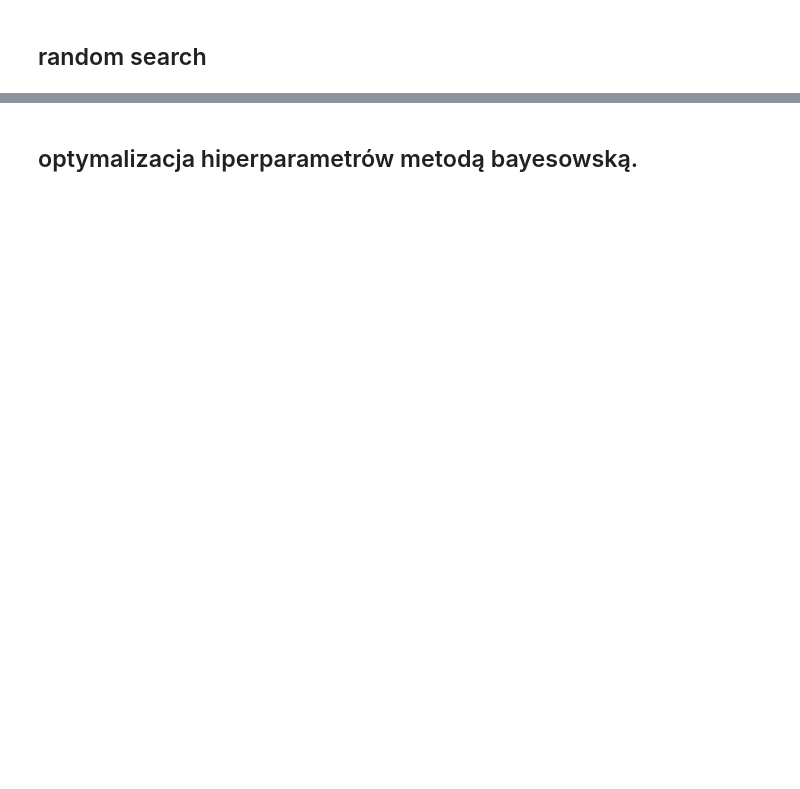
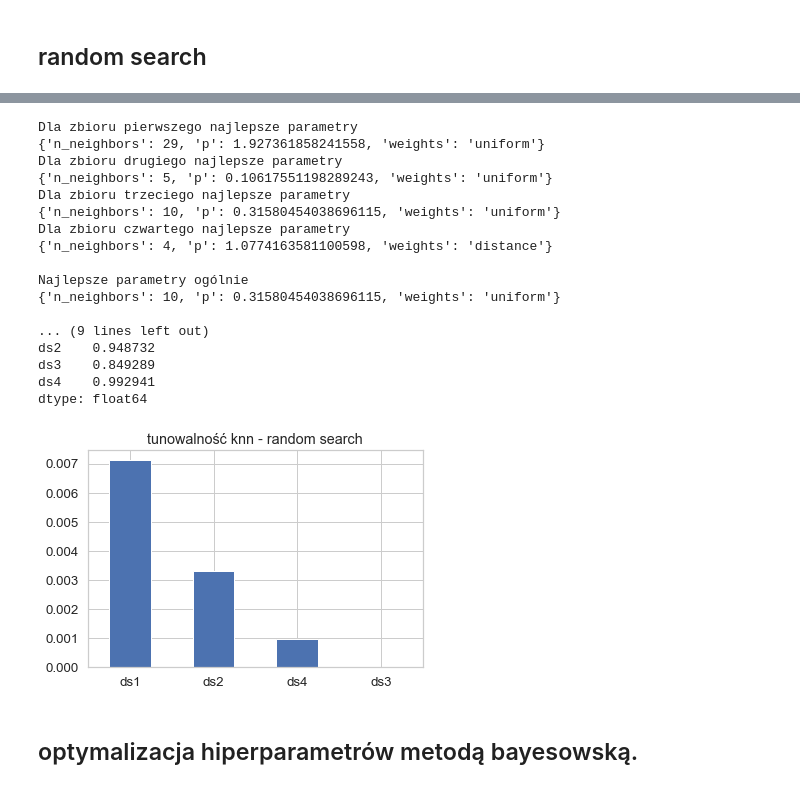
Before and after one commit to kozaka93/2023Z-AutoML, a Jupyter notebook: homeworks/homework1/313488_313555/Kody/AutoML_HW1.ipynb, the cells around one changed output, grey strips where cells are left out. Cells and saved outputs as stored; diff of their text form; code cells hidden in the pictures; blank space fills up the shorter version.

```diff
--- a/homeworks/homework1/313488_313555/Kody/AutoML_HW1.ipynb
+++ b/homeworks/homework1/313488_313555/Kody/AutoML_HW1.ipynb
@@ -304,37 +325,56 @@ plot_best_accuracy(score_df_svc_rs, "svc", "random search")
 # %%
 # obliczanie tunowalności
 ## to jest theta(j)*
 print("Dla zbioru pierwszego najlepsze parametry")
-print(score_df_svc_rs["ds1"].idxmax())
+print(score_df_knn_rs["ds1"].idxmax())
 print("Dla zbioru drugiego najlepsze parametry")
-print(score_df_svc_rs["ds2"].idxmax())
+print(score_df_knn_rs["ds2"].idxmax())
 print("Dla zbioru trzeciego najlepsze parametry")
-print(score_df_svc_rs["ds3"].idxmax())
+print(score_df_knn_rs["ds3"].idxmax())
 print("Dla zbioru czwartego najlepsze parametry")
-print(score_df_svc_rs["ds4"].idxmax())
+print(score_df_knn_rs["ds4"].idxmax())
 print()
 
 ## tu jest obliczana theta*
 print("Najlepsze parametry ogólnie")
-theta_star = score_df_svc_rs.mean(axis=1).idxmax()
+theta_star = score_df_knn_rs.mean(axis=1).idxmax()
 print(theta_star)
 print()
 
 ## najpierw dla każdego zbioru trzeba znaleźć accuracy dla theta*
-theta_star_accuracy = score_df_svc_rs.loc[score_df_svc_rs.index == theta_star].reset_index(drop=True).iloc[0]
+theta_star_accuracy = score_df_knn_rs.loc[score_df_knn_rs.index == theta_star].reset_index(drop=True).iloc[0]
 print("theta*")
 print(theta_star_accuracy)
 print()
 
 ## dla każdego zbioru trzeba też znaleźć najlepsze accuracy
-best_accuracy = score_df_svc_rs.max(axis=0)
+best_accuracy = score_df_knn_rs.max(axis=0)
 print("best accuracy")
 print(best_accuracy)
 
 ## teraz obliczamy tunowalność algorytmu dla każdego zbioru danych
-tunabilty_svc = best_accuracy - theta_star_accuracy
-tunabilty_svc = tunabilty_svc.sort_values(ascending=False)
-tunabilty_svc.plot.bar(x='dataset', y='tunability', rot=0, title="tunowalność svc - random search");
+tunability_knn_rs = best_accuracy - theta_star_accuracy
+tunability_knn_rs = tunability_knn_rs.sort_values(ascending=False)
+tunability_knn_rs.plot.bar(x='dataset', y='tunability', rot=0, title="tunowalność knn - random search");
+# %% [output]
+Dla zbioru pierwszego najlepsze parametry
+{'n_neighbors': 29, 'p': 1.927361858241558, 'weights': 'uniform'}
+Dla zbioru drugiego najlepsze parametry
+{'n_neighbors': 5, 'p': 0.10617551198289243, 'weights': 'uniform'}
+Dla zbioru trzeciego najlepsze parametry
+{'n_neighbors': 10, 'p': 0.31580454038696115, 'weights': 'uniform'}
+Dla zbioru czwartego najlepsze parametry
+{'n_neighbors': 4, 'p': 1.0774163581100598, 'weights': 'distance'}
+
+Najlepsze parametry ogólnie
+{'n_neighbors': 10, 'p': 0.31580454038696115, 'weights': 'uniform'}
+
+... (9 lines left out)
+ds2    0.948732
+ds3    0.849289
+ds4    0.992941
+dtype: float64
+[figure, added]
 # %% [markdown]
 
 ## optymalizacja hiperparametrów metodą bayesowską.
```
Also changed, not shown: parts of 29 cells of this notebook, 4 other files.
